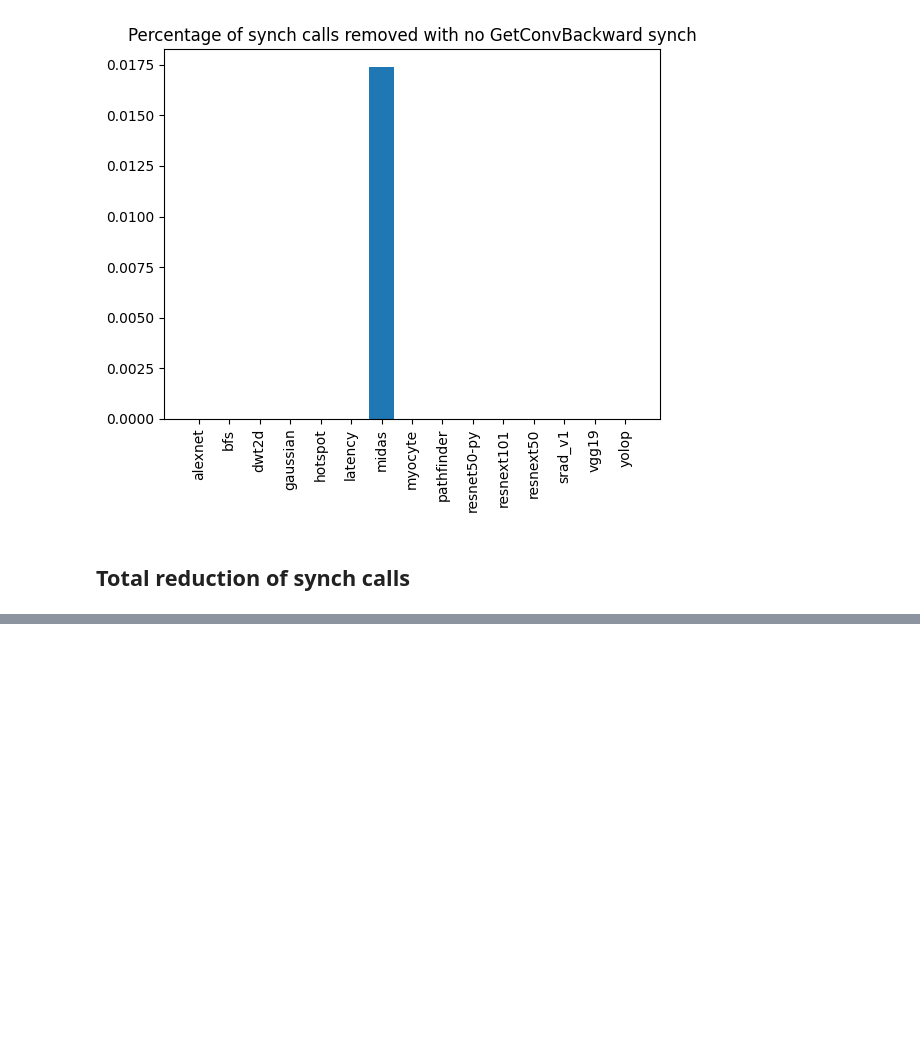
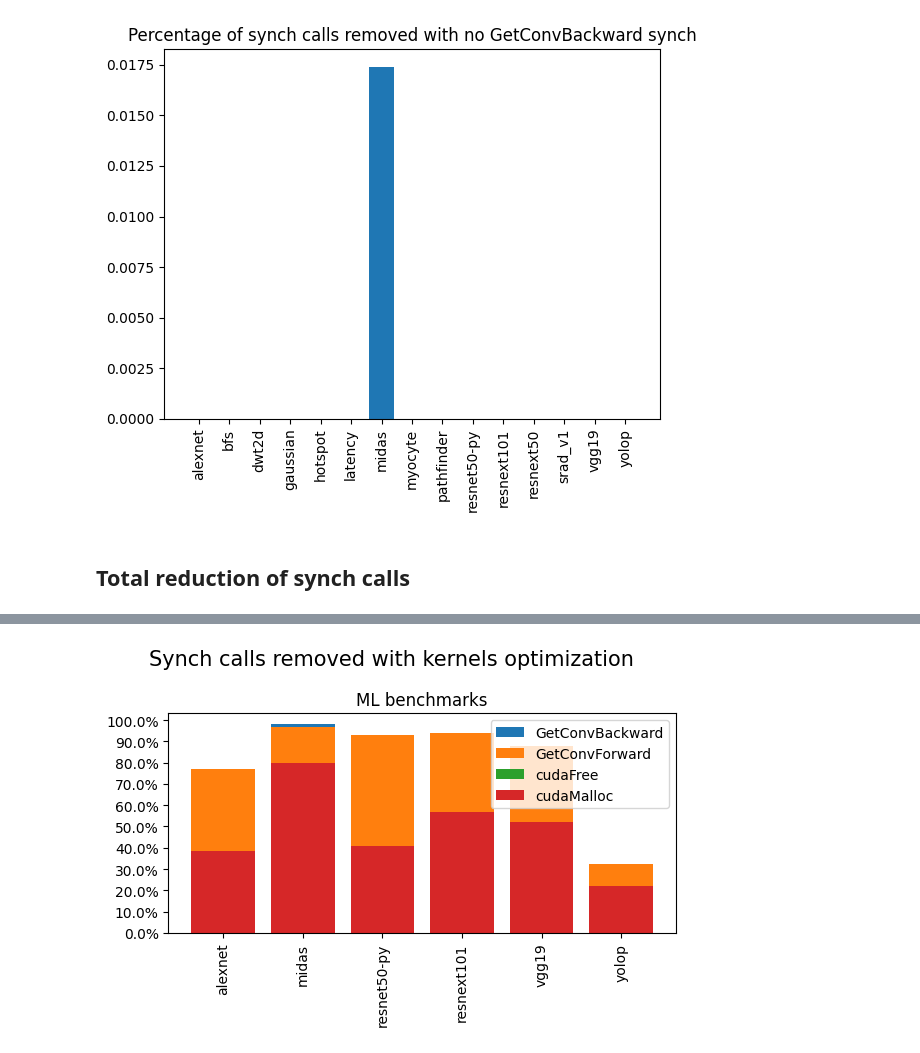
Before and after one commit to spcl/gpuless-thesis, a Jupyter notebook: optimistic-execution-analysis/analysis.ipynb, the cells around one changed output, grey strips where cells are left out. Saved outputs shown, nothing was run; the diff lists cells and outputs as text; code cells hidden in the pictures; blank space fills up the shorter version.

```diff
--- a/optimistic-execution-analysis/analysis.ipynb
+++ b/optimistic-execution-analysis/analysis.ipynb
@@ -616,0 +689,28 @@ plt.show()
+# %%
+plt.figure(figsize=(6, 4))
+plt.suptitle("Synch calls removed with kernels optimization", size=15)
+plt.title("ML benchmarks")
+
+# Do an additive bar plot
+values_1 = np.array([cudaMalloc_removed_synch_percentage[benchmark] for benchmark in ml_benchmarks])
+values_2 = np.array([cudaFree_removed_synch_percentage[benchmark] for benchmark in ml_benchmarks])
+values_3 = np.array([forward_removed_synch_percentage[benchmark] for benchmark in ml_benchmarks])
+values_4 = np.array([backward_removed_synch_percentage[benchmark] for benchmark in ml_benchmarks])
+keys = [benchmark for benchmark in ml_benchmarks]
+x = np.arange(len(values_1))
+plt.bar(x, values_1 + values_2 + values_3 + values_4, label="GetConvBackward")
+plt.bar(x, values_1 + values_2 + values_3, label="GetConvForward")
+plt.bar(x, values_1 + values_2, label="cudaFree")
+plt.bar(x, values_1, label="cudaMalloc")
+plt.xticks(x, list(keys), rotation=90)
+# yticks are percentages
+plt.yticks(np.arange(0, 1.1, 0.1))
+ax = plt.gca()
+yvals = ax.get_yticks()
+ax.set_yticklabels(["{:,.1%}".format(y) for y in yvals], fontsize=10)
+
+plt.legend()
+plt.tight_layout()
+plt.savefig("synch_calls_removed_ml_benchmarks.png", dpi=300)
+# %% [output]
+[figure, added]
```
Also changed, not shown: parts of 29 cells of this notebook, 8 other files.
